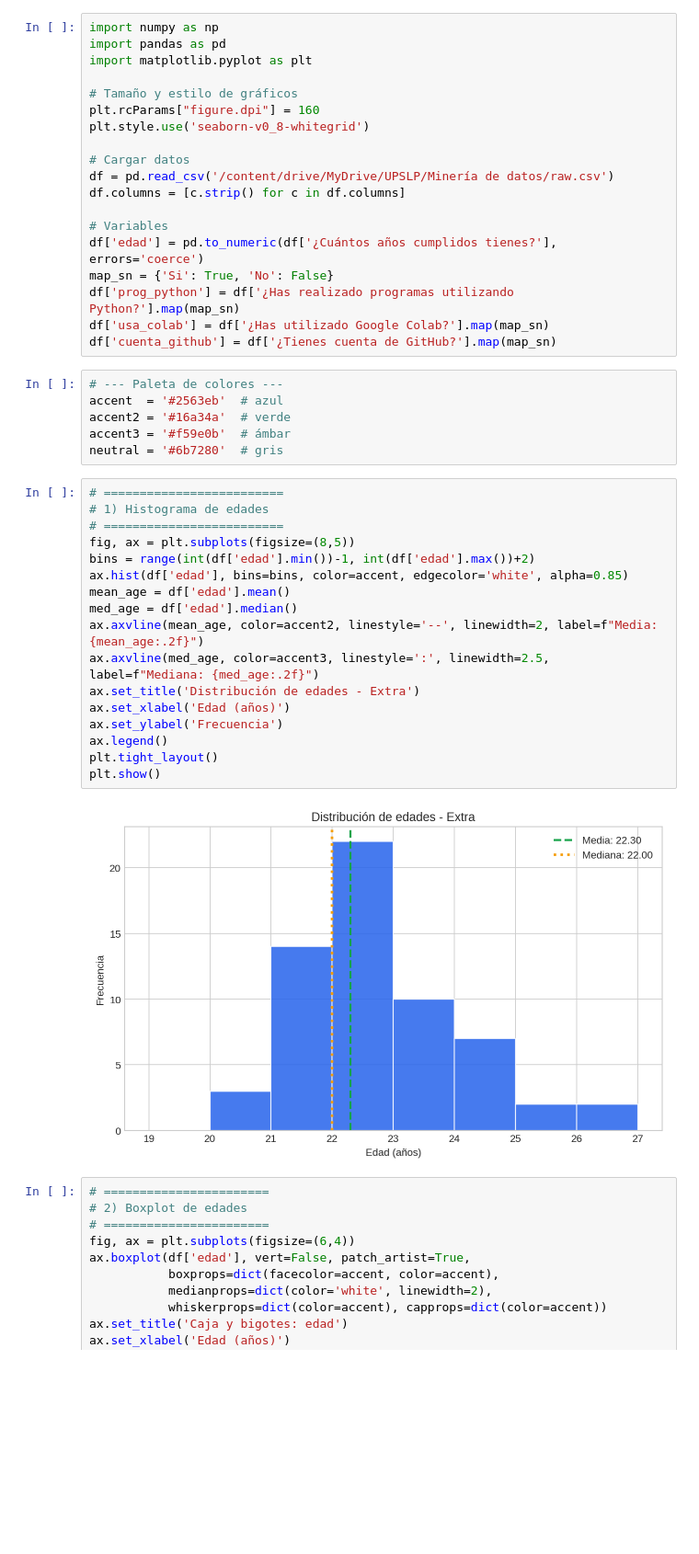
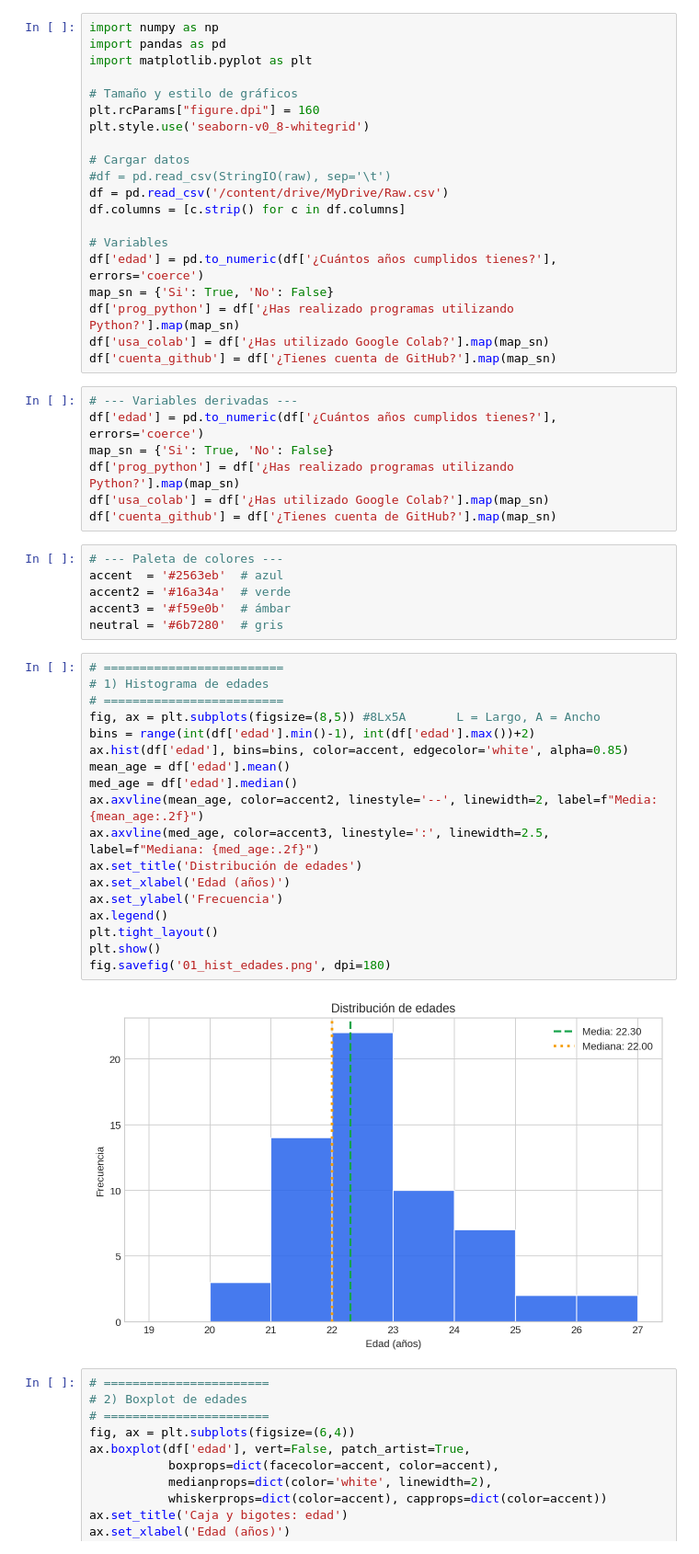
Before and after one commit to jesusrevilla/2022Q2GO-Bootcamp, a Jupyter notebook: Minería_de_Datos.ipynb, the cells around one changed output. Shown at 92% size. Drawn from its saved outputs; the diff is of its cells as text; blank space fills up the shorter version.

Commit message:
Se creó con Colab

```diff
--- a/Minería_de_Datos.ipynb
+++ b/Minería_de_Datos.ipynb
@@ -340,7 +345,8 @@ plt.rcParams["figure.dpi"] = 160
 plt.style.use('seaborn-v0_8-whitegrid')
 
 # Cargar datos
-df = pd.read_csv('/content/drive/MyDrive/UPSLP/Minería de datos/raw.csv')
+#df = pd.read_csv(StringIO(raw), sep='\t')
+df = pd.read_csv('/content/drive/MyDrive/Raw.csv')
 df.columns = [c.strip() for c in df.columns]
 
 # Variables
@@ -349,6 +355,13 @@ map_sn = {'Si': True, 'No': False}
 df['prog_python'] = df['¿Has realizado programas utilizando Python?'].map(map_sn)
 df['usa_colab'] = df['¿Has utilizado Google Colab?'].map(map_sn)
 df['cuenta_github'] = df['¿Tienes cuenta de GitHub?'].map(map_sn)
+# %%
+# --- Variables derivadas ---
+df['edad'] = pd.to_numeric(df['¿Cuántos años cumplidos tienes?'], errors='coerce')
+map_sn = {'Si': True, 'No': False}
+df['prog_python'] = df['¿Has realizado programas utilizando Python?'].map(map_sn)
+df['usa_colab'] = df['¿Has utilizado Google Colab?'].map(map_sn)
+df['cuenta_github'] = df['¿Tienes cuenta de GitHub?'].map(map_sn)
 # %%
 # --- Paleta de colores ---
 accent  = '#2563eb'  # azul
@@ -358,22 +371,23 @@ neutral = '#6b7280'  # gris
 # %%
 # =========================
 # 1) Histograma de edades
 # =========================
-fig, ax = plt.subplots(figsize=(8,5))
-bins = range(int(df['edad'].min())-1, int(df['edad'].max())+2)
+fig, ax = plt.subplots(figsize=(8,5)) #8Lx5A       L = Largo, A = Ancho
+bins = range(int(df['edad'].min()-1), int(df['edad'].max())+2)
 ax.hist(df['edad'], bins=bins, color=accent, edgecolor='white', alpha=0.85)
 mean_age = df['edad'].mean()
 med_age = df['edad'].median()
 ax.axvline(mean_age, color=accent2, linestyle='--', linewidth=2, label=f"Media: {mean_age:.2f}")
 ax.axvline(med_age, color=accent3, linestyle=':', linewidth=2.5, label=f"Mediana: {med_age:.2f}")
-ax.set_title('Distribución de edades - Extra')
+ax.set_title('Distribución de edades')
 ax.set_xlabel('Edad (años)')
 ax.set_ylabel('Frecuencia')
 ax.legend()
 plt.tight_layout()
 plt.show()
+fig.savefig('01_hist_edades.png', dpi=180)
 # %% [output]
-[figure, old version]
+[figure, new version]
 # %%
 # =======================
 # 2) Boxplot de edades
```
Also changed, not shown: parts of 201 cells of this notebook.
